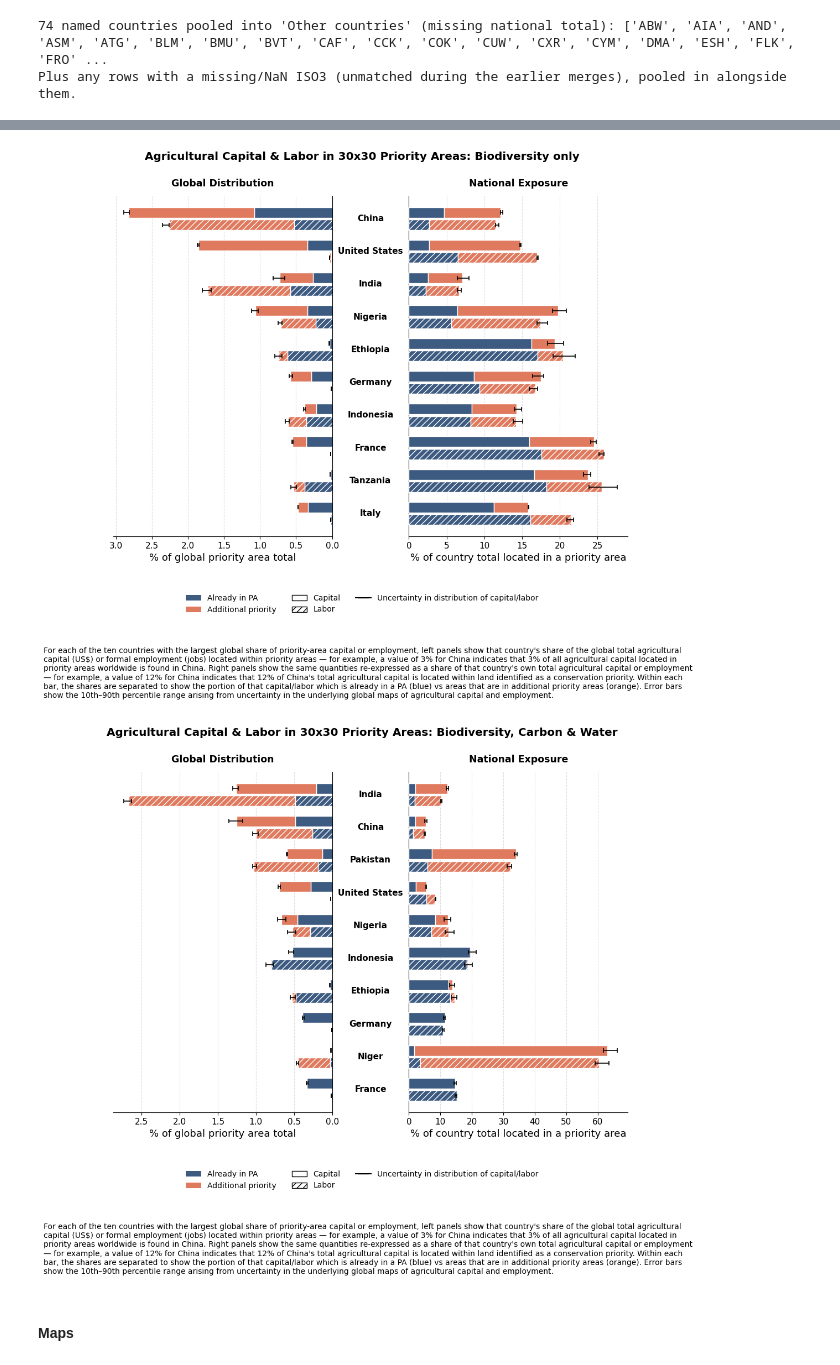
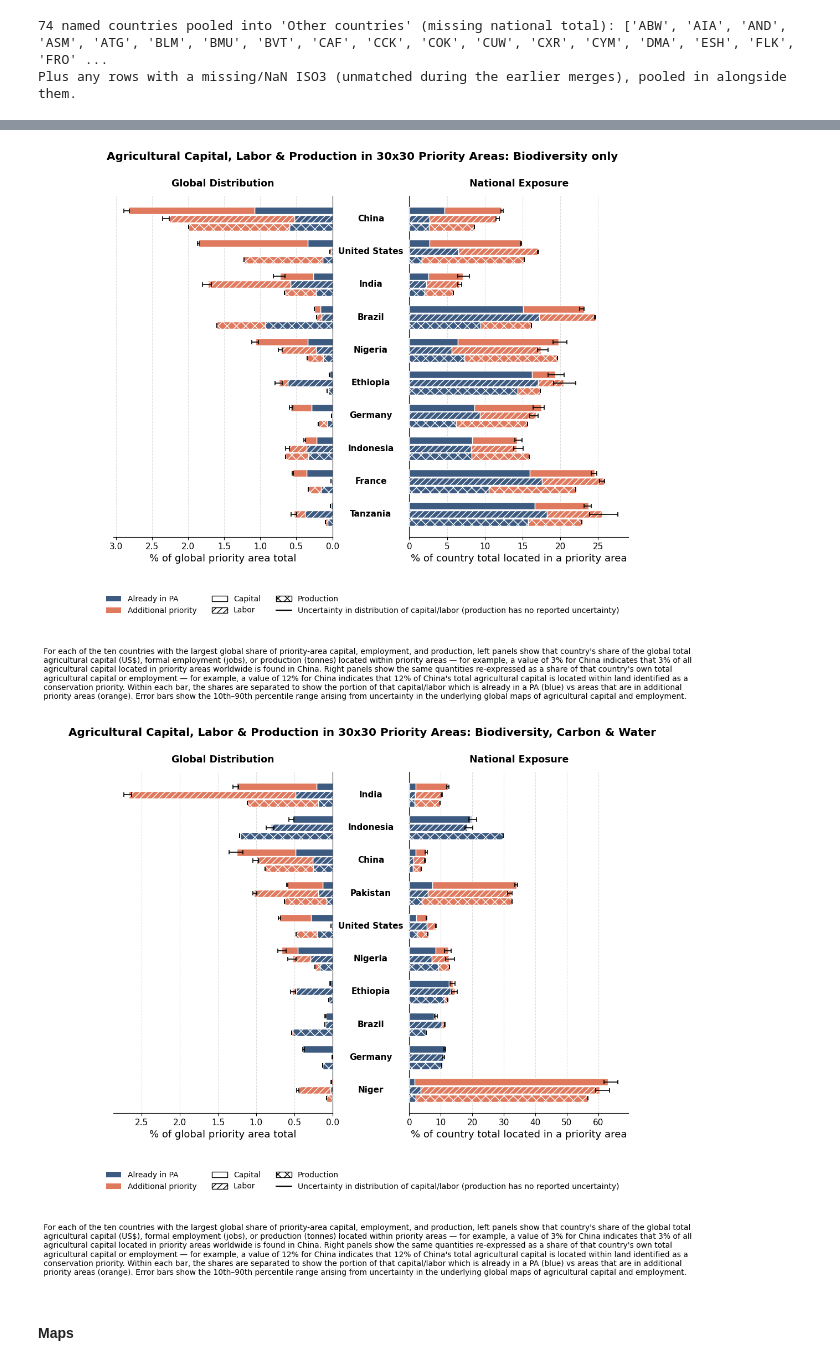
Before and after one commit to carinamani/AgDownscaling, a Jupyter notebook: 05_30x30_analysis/01_overlay_capital_labor.ipynb, the cells around one changed output, grey strips where cells are left out. Cells and saved outputs as stored; diff of their text form; code cells hidden in the pictures.

```diff
--- a/05_30x30_analysis/01_overlay_capital_labor.ipynb
+++ b/05_30x30_analysis/01_overlay_capital_labor.ipynb
@@ -31,6 +31,9 @@ labor = f"{cd}/Results/Raster_model/reprojected/rescaled_jobs.tif"
 labor_p10 = f"{cd}/Results/Raster_model/reprojected/rescaled_jobs_p10.tif"
 labor_p90 = f"{cd}/Results/Raster_model/reprojected/rescaled_jobs_p90.tif"
 labor_country_avg = f"{cd}/Results/Raster_model/reprojected/rescaled_jobs_country_avg.tif"
+
+# production raster
+production = f"{cd}/Results/Raster_model/reprojected/total_production_tonnes_2020.tif"
 
 # priority rasters
 # 0 = no in top 30%, 1 = in top 30%, not PA, 2 = in top 30%, already PA
@@ -472,13 +510,18 @@ country_df = pd.DataFrame(country_rows)
 national_lookup = (
     country_shp_proj[["ISO3", "national_total_capital_USD", "national_total_jobs"]]
     .drop_duplicates("ISO3")
+    .merge(national_production_lookup, on="ISO3", how="left")  # from the zonal-sum step in the previous cell
 )
 
 country_df = country_df.merge(national_lookup, on="ISO3", how="left")
 
-national_total_col = {"Capital": "national_total_capital_USD", "Labor": "national_total_jobs"}
+national_total_col = {
+    "Capital": "national_total_capital_USD",
+    "Labor": "national_total_jobs",
+    "Production": "national_total_production_tonnes",
+}
 country_df["National_Total"] = country_df.apply(lambda r: r[national_total_col[r["Variable"]]], axis=1)
-country_df = country_df.drop(columns=["national_total_capital_USD", "national_total_jobs"])
+country_df = country_df.drop(columns=["national_total_capital_USD", "national_total_jobs", "national_total_production_tonnes"])
 
 has_national = country_df["National_Total"].notna() & (country_df["National_Total"] != 0)
 country_df["Pct_of_national"] = np.where(has_national, 100 * country_df["Sum"] / country_df["National_Total"], np.nan)
@@ -598,18 +641,20 @@ if name_col:
 else:
     country_label = COUNTRY_ISO3
 
-# Only these two (with-PA) scenarios are used, for both variables
+# Only these two (with-PA) scenarios are used, for all variables
 scenario_order = ["Biodiversity - With PA", "All - With PA"]
 scenario_short = {"Biodiversity - With PA": "B", "All - With PA": "B+C+W"}
 
-# Build the 4 bars in order: Capital-B, Capital-BCW, Labor-B, Labor-BCW
-bar_defs = [("Capital", s) for s in scenario_order] + [("Labor", s) for s in scenario_order]
+# Build the 6 bars in order: Capital-B, Capital-BCW, Labor-B, Labor-BCW, Production-B, Production-BCW
+bar_defs = ([("Capital", s) for s in scenario_order]
+            + [("Labor", s) for s in scenario_order]
+            + [("Production", s) for s in scenario_order])
 x = np.arange(len(bar_defs))
 width = 0.6
 
 country_data = country_summary_df[country_summary_df["ISO3"] == COUNTRY_ISO3]
 
-fig, ax = plt.subplots(figsize=(9, 7))
+fig, ax = plt.subplots(figsize=(13, 7))
 
 for i, (variable_name, scenario) in enumerate(bar_defs):
     scen_data = country_data[(country_data["Variable"] == variable_name) & (country_data["Scenario"] == scenario)]
@@ -638,7 +683,7 @@ ax.set_xticks(x)
 ax.set_xticklabels([scenario_short[s] for _, s in bar_defs])
 
 # grouped labels spanning each pair (Capital vs Labor)
-group_defs = [(0, 1, "Capital"), (2, 3, "Labor")]
+group_defs = [(0, 1, "Capital"), (2, 3, "Labor"), (4, 5, "Production")]
 trans = transforms.blended_transform_factory(ax.transData, ax.transAxes)
 for i0, i1, label in group_defs:
     center = (i0 + i1) / 2
@@ -647,7 +692,7 @@ for i0, i1, label in group_defs:
              color="grey", linewidth=1, clip_on=False)
 
 ax.set_ylabel("% of country total")
-ax.set_title(f"Capital and labor in 30x30 priority areas: {country_label}", pad=14, fontweight="bold")
+ax.set_title(f"Capital, labor, and production in 30x30 priority areas: {country_label}", pad=14, fontweight="bold")
 ax.spines[["top", "right"]].set_visible(False)
 ax.grid(axis="y", linestyle="--", alpha=0.4, zorder=0)
 ax.set_axisbelow(True)
@@ -681,7 +726,7 @@ plt.show()
 SHOW_COUNTRY_AVG_DOTS = False
 
 # ---- placeholder caption (academic-article style) ----
-CAPTION = ("For each of the ten countries with the largest global share of priority-area capital or employment, left panels show that country's share of the global total agricultural capital (US$) or formal employment (jobs) located within priority areas — for example, a value of 3% for China indicates that 3% of all agricultural capital located in priority areas worldwide is found in China. Right panels show the same quantities re-expressed as a share of that country's own total agricultural capital or employment — for example, a value of 12% for China indicates that 12% of China's total agricultural capital is located within land identified as a conservation priority. Within each bar, the shares are separated to show the portion of that capital/labor which is already in a PA (blue) vs areas that are in additional priority areas (orange). Error bars show the 10th–90th percentile range arising from uncertainty in the underlying global maps of agricultural capital and employment.")
+CAPTION = ("For each of the ten countries with the largest global share of priority-area capital, employment, and production, left panels show that country's share of the global total agricultural capital (US$), formal employment (jobs), or production (tonnes) located within priority areas — for example, a value of 3% for China indicates that 3% of all agricultural capital located in priority areas worldwide is found in China. Right panels show the same quantities re-expressed as a share of that country's own total agricultural capital or employment — for example, a value of 12% for China indicates that 12% of China's total agricultural capital is located within land identified as a conservation priority. Within each bar, the shares are separated to show the portion of that capital/labor which is already in a PA (blue) vs areas that are in additional priority areas (orange). Error bars show the 10th–90th percentile range arising from uncertainty in the underlying global maps of agricultural capital and employment.")
 
 
 def plot_priority_butterfly_combined(country_summary_df, country_shp_proj, scenario,
@@ -705,11 +750,12 @@ def plot_priority_butterfly_combined(country_summary_df, country_shp_proj, scena
 
     cap_rank = ranked_isos("Capital")
     lab_rank = ranked_isos("Labor")
+    prod_rank = ranked_isos("Production")
 
     country_list = []
     i = 0
-    while len(country_list) < top_n and i < max(len(cap_rank), len(lab_rank)):
-        for rank in (cap_rank, lab_rank):
+    while len(country_list) < top_n and i < max(len(cap_rank), len(lab_rank), len(prod_rank)):
+        for rank in (cap_rank, lab_rank, prod_rank):
             if i < len(rank) and rank[i] not in country_list:
                 country_list.append(rank[i])
             if len(country_list) == top_n:
@@ -779,8 +825,8 @@ def plot_priority_butterfly_combined(country_summary_df, country_shp_proj, scena
     # -----------------------------------------------------------
     # 4. Plot — two bars per country, offset within the row
     # -----------------------------------------------------------
-    bar_h = 0.32
-    offset = bar_h / 2 + 0.03
+    bar_h = 0.22
+    offset = bar_h + 0.03  # 3 stacked rows per country now (Capital / Labor / Production)
 
     fig = plt.figure(figsize=(12, 0.6 * n + 2))
     gs = gridspec.GridSpec(1, 3, width_ratios=[4, 1.1, 4], wspace=0.05)
@@ -791,7 +837,7 @@ def plot_priority_butterfly_combined(country_summary_df, country_shp_proj, scena
     y_positions = np.arange(n)[::-1]
 
     for y, iso3 in zip(y_positions, country_list):
-        for var, y_off, hatch in [("Capital", offset, None), ("Labor", -offset, "///")]:
+        for var, y_off, hatch in [("Capital", offset, None), ("Labor", 0, "///"), ("Production", -offset, "xx")]:
             already_g, additional_g = get_bar_values(iso3, var, "Pct_of_global")
             already_n, additional_n = get_bar_values(iso3, var, "Pct_of_national")
 
@@ -855,37 +901,38 @@ def plot_priority_butterfly_combined(country_summary_df, country_shp_proj, scena
     legend_elements = [
         Patch(facecolor=color_already_pa, label="Already in PA"),
         Patch(facecolor=color_top30, label="Additional priority"),
         Patch(facecolor="white", edgecolor="black", label="Capital"),
         Patch(facecolor="white", edgecolor="black", hatch="///", label="Labor"),
+        Patch(facecolor="white", edgecolor="black", hatch="xx", label="Production"),
         Line2D([0], [0], color="black", marker="_", markersize=15, linewidth=1.5,
-               label="Uncertainty in distribution of capital/labor"),
+               label="Uncertainty in distribution of capital/labor (production has no reported uncertainty)"),
     ]
     if SHOW_COUNTRY_AVG_DOTS:
         legend_elements.append(
             Line2D([0], [0], marker="o", color="none", markerfacecolor="white", markeredgecolor="black",
                    markersize=7, linewidth=1.5, label="Country average model")
         )
     fig.legend(handles=legend_elements, loc="lower center", ncol=3,
                bbox_to_anchor=(0.5, -0.08), frameon=False)
 
     scenario_short = "Biodiversity only" if scenario == "Biodiversity - With PA" else "Biodiversity, Carbon & Water"
-    fig.suptitle(f"Agricultural Capital & Labor in 30x30 Priority Areas: {scenario_short}",
+    fig.suptitle(f"Agricultural Capital, Labor & Production in 30x30 Priority Areas: {scenario_short}",
                  fontweight="bold", y=0.98)
 
     fig.text(0.02, -0.14, CAPTION, ha="left", va="top", fontsize=10, wrap=True)
 
     plt.tight_layout(rect=[0, 0, 1, 0.93])
     if fd is not None:
         fname = filename or f"country_priority_butterfly_combined_{scenario.replace(' ', '_').replace('-', '')}.png"
         plt.savefig(f"{fd}/{fname}", dpi=200, bbox_inches="tight")
     plt.show()
 
 
 for scenario in ["Biodiversity - With PA", "All - With PA"]:
     plot_priority_butterfly_combined(country_summary_df, country_shp_proj, scenario, fd=fd)
 # %% [output]
-[figure, old version]
+[figure, new version]
-[figure, old version]
+[figure, new version]
 # %% [markdown]
 #### Maps
 # %%
```
Also changed, not shown: parts of 5 cells of this notebook, 10 other files.
